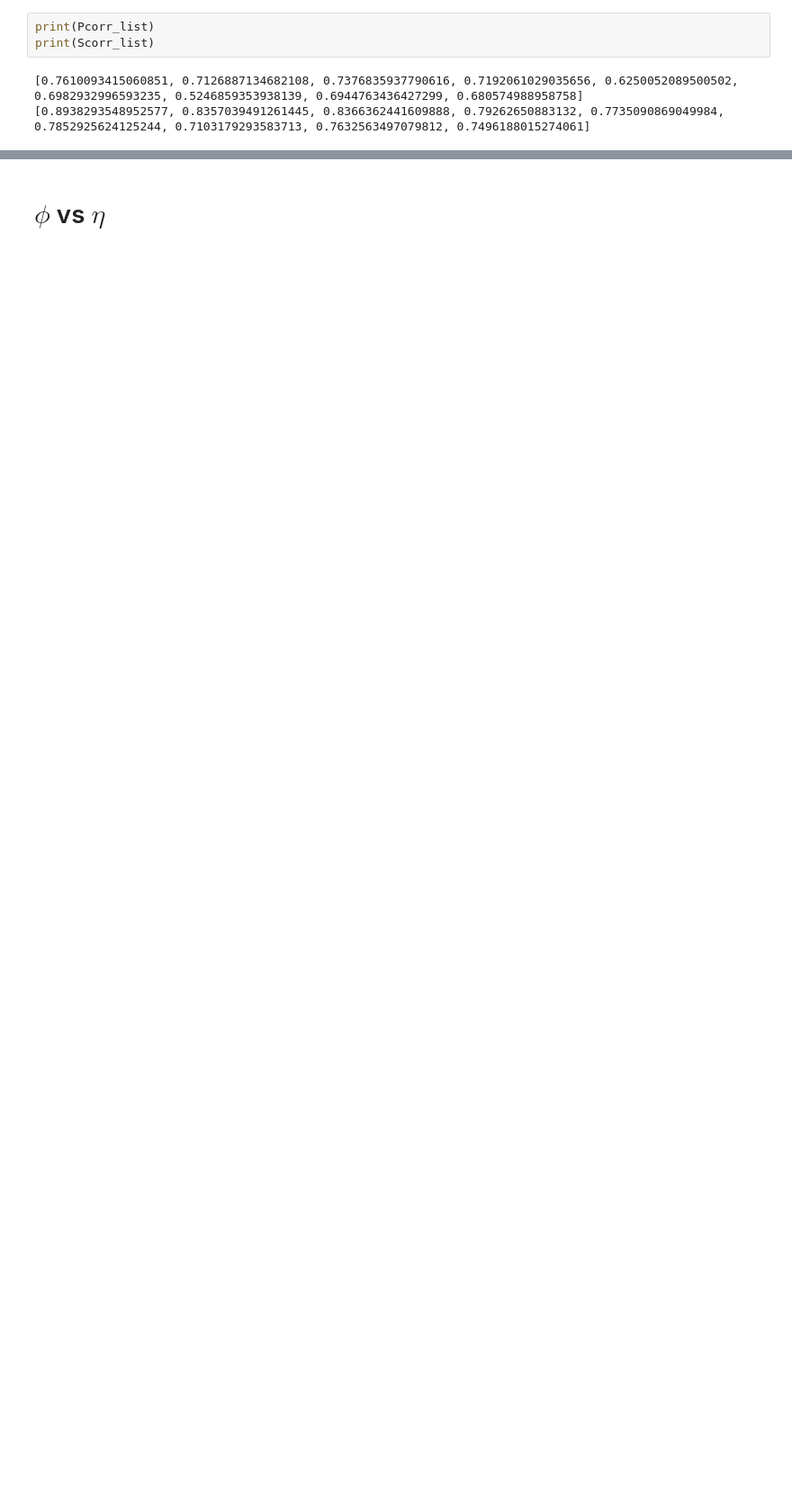
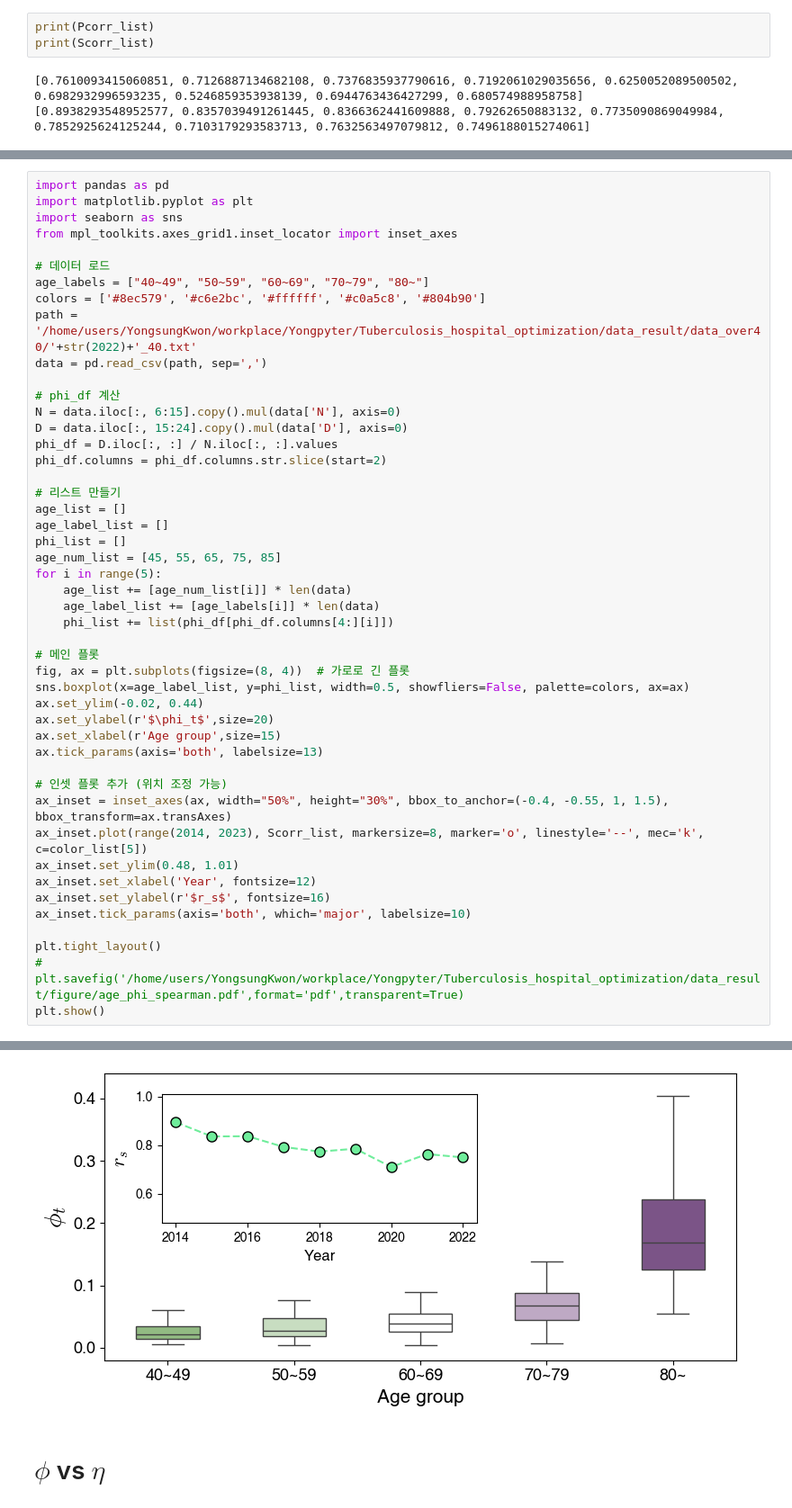
Before and after one commit to kwyosu7/Tuberculosis_hospital_optimization, a Jupyter notebook: article_figure.ipynb, the cells around one changed output, grey strips where cells are left out. Shown at 90% size. Saved outputs shown, nothing was run; the diff lists cells and outputs as text; blank space fills up the shorter version.

```diff
--- a/article_figure.ipynb
+++ b/article_figure.ipynb
@@ -116,0 +127,48 @@ print(Scorr_list)
+# %%
+import pandas as pd
+import matplotlib.pyplot as plt
+import seaborn as sns
+from mpl_toolkits.axes_grid1.inset_locator import inset_axes
+
+# 데이터 로드
+age_labels = ["40~49", "50~59", "60~69", "70~79", "80~"]
+colors = ['#8ec579', '#c6e2bc', '#ffffff', '#c0a5c8', '#804b90']
+path = '/home/users/YongsungKwon/workplace/Yongpyter/Tuberculosis_hospital_optimization/data_result/data_over40/'+str(2022)+'_40.txt'
+data = pd.read_csv(path, sep=',')
+
+# phi_df 계산
+N = data.iloc[:, 6:15].copy().mul(data['N'], axis=0)
+D = data.iloc[:, 15:24].copy().mul(data['D'], axis=0)
+phi_df = D.iloc[:, :] / N.iloc[:, :].values
+phi_df.columns = phi_df.columns.str.slice(start=2)
+
+# 리스트 만들기
+age_list = []
+age_label_list = []
+phi_list = []
+age_num_list = [45, 55, 65, 75, 85]
+for i in range(5):
+    age_list += [age_num_list[i]] * len(data)
+    age_label_list += [age_labels[i]] * len(data)
+    phi_list += list(phi_df[phi_df.columns[4:][i]])
+
+# 메인 플롯
+fig, ax = plt.subplots(figsize=(8, 4))  # 가로로 긴 플롯
+sns.boxplot(x=age_label_list, y=phi_list, width=0.5, showfliers=False, palette=colors, ax=ax)
+ax.set_ylim(-0.02, 0.44)
+ax.set_ylabel(r'$\phi_t$',size=20)
+ax.set_xlabel(r'Age group',size=15)
+ax.tick_params(axis='both', labelsize=13)
+
+# 인셋 플롯 추가 (위치 조정 가능)
+ax_inset = inset_axes(ax, width="50%", height="30%", bbox_to_anchor=(-0.4, -0.55, 1, 1.5), bbox_transform=ax.transAxes)
+ax_inset.plot(range(2014, 2023), Scorr_list, markersize=8, marker='o', linestyle='--', mec='k', c=color_list[5])
+ax_inset.set_ylim(0.48, 1.01)
+ax_inset.set_xlabel('Year', fontsize=12)
+ax_inset.set_ylabel(r'$r_s$', fontsize=16)
+ax_inset.tick_params(axis='both', which='major', labelsize=10)
+
+plt.tight_layout()
+# plt.savefig('/home/users/YongsungKwon/workplace/Yongpyter/Tuberculosis_hospital_optimization/data_result/figure/age_phi_spearman.pdf',format='pdf',transparent=True)
+plt.show()
+# %% [output]
@@ -117,3 +178,4 @@ print(Scorr_list)
+[figure, added]
 # %% [markdown]
 # $\phi$ vs $\eta$
 # %%
```
Also changed, not shown: parts of 3 cells of this notebook.
